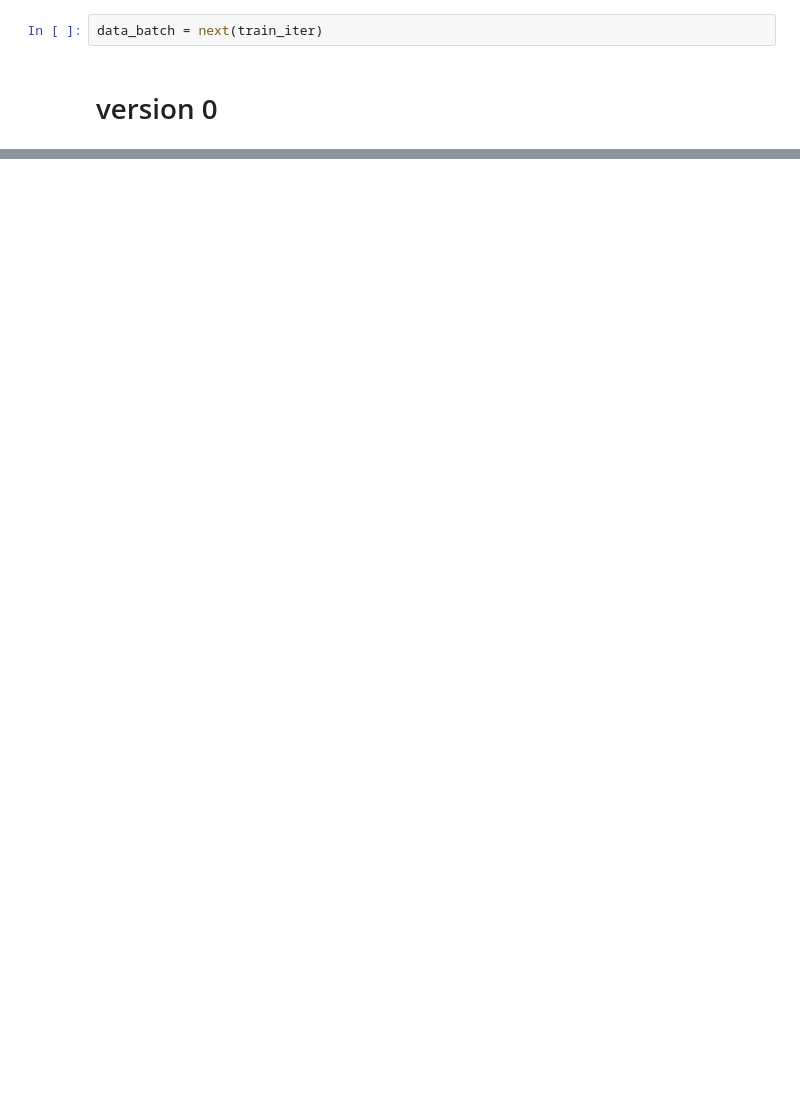
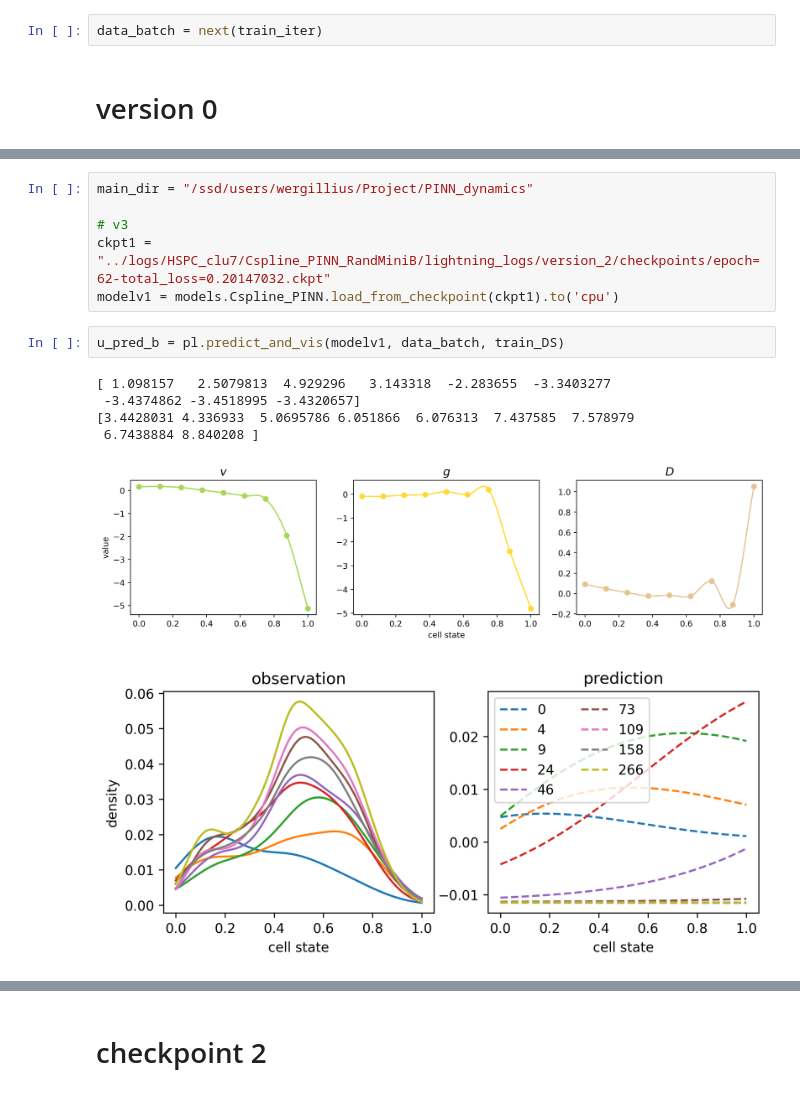
Before and after one commit to oZwZo/PINN_dynamics, a Jupyter notebook: HSPC_clu7/evaluate_clu7.ipynb, the cells around one changed output, grey strips where cells are left out. Saved outputs shown, nothing was run; the diff lists cells and outputs as text; blank space fills up the shorter version.

```diff
--- a/HSPC_clu7/evaluate_clu7.ipynb
+++ b/HSPC_clu7/evaluate_clu7.ipynb
@@ -45,0 +79,15 @@ modelv0 = models.Cspline_PINN.load_from_checkpoint(ckpt0)
+# %%
+main_dir = "/ssd/users/wergillius/Project/PINN_dynamics"
+
+# v3
+ckpt1 = "../logs/HSPC_clu7/Cspline_PINN_RandMiniB/lightning_logs/version_2/checkpoints/epoch=62-total_loss=0.20147032.ckpt"
+modelv1 = models.Cspline_PINN.load_from_checkpoint(ckpt1).to('cpu')
+# %%
+u_pred_b = pl.predict_and_vis(modelv1, data_batch, train_DS)
+# %% [output]
+[ 1.098157   2.5079813  4.929296   3.143318  -2.283655  -3.3403277
+ -3.4374862 -3.4518995 -3.4320657]
+[3.4428031 4.336933  5.0695786 6.051866  6.076313  7.437585  7.578979
+ 6.7438884 8.840208 ]
+[figure, added]
+[figure, added]
@@ -45,0 +95,2 @@ modelv0 = models.Cspline_PINN.load_from_checkpoint(ckpt0)
+# %% [markdown]
+# checkpoint 2
```
Also changed, not shown: parts of 16 cells of this notebook, 5 other files.
